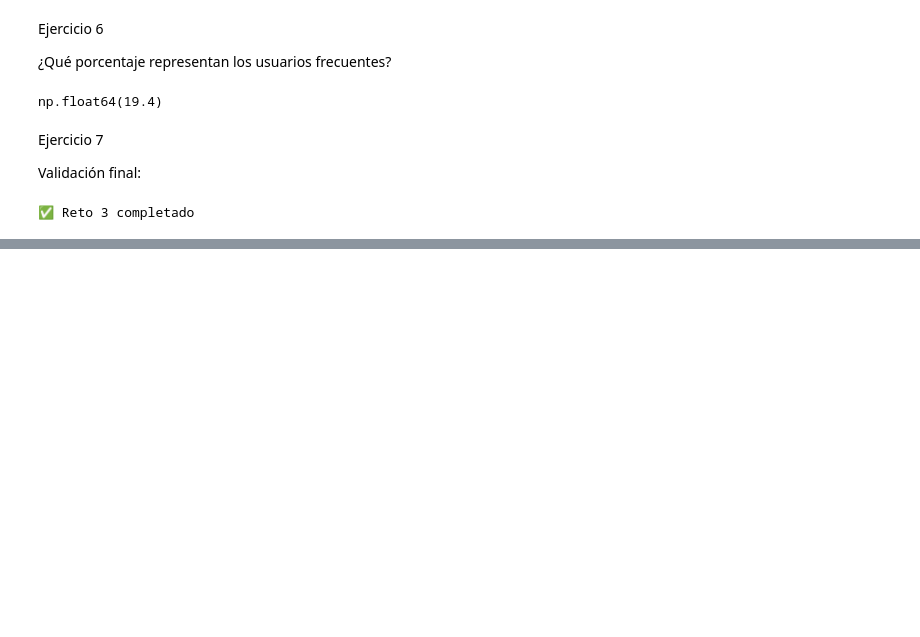
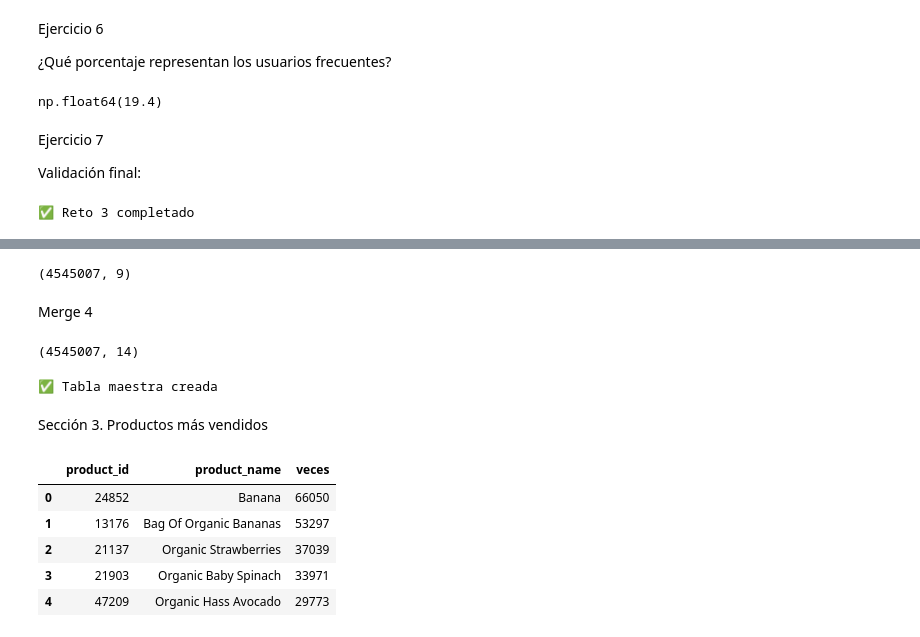
Before and after one commit to KevinMarinGallego/instacart-analisis, a Jupyter notebook: notebooks/pandas_labs.ipynb, the cells around one changed output, grey strips where cells are left out. Drawn from its saved outputs; the diff is of its cells as text; code cells hidden in the pictures; blank space fills up the shorter version.

```diff
--- a/notebooks/pandas_labs.ipynb
+++ b/notebooks/pandas_labs.ipynb
@@ -1199,0 +1253,9 @@ print("✅ Reto 3 completado")
+# %%
+maestra = maestra.merge(
+    aisles,
+    on="aisle_id",
+    how="left",
+    validate="m:1"
+)
+
+print(maestra.shape)
@@ -1199,0 +1266,51 @@ print("✅ Reto 3 completado")
+# %%
+maestra = maestra.merge(
+    departments,
+    on="department_id",
+    how="left",
+    validate="m:1"
+)
+
+print(maestra.shape)
+# %% [output]
+(4545007, 9)
+# %% [markdown]
+Merge 4
+# %%
+maestra = maestra.merge(
+    orders,
+    on="order_id",
+    how="left",
+    validate="m:1"
+)
+
+print(maestra.shape)
+# %% [output]
+(4545007, 14)
+# %%
+assert len(maestra) == filas_inicio
+
+print("✅ Tabla maestra creada")
+# %% [output]
+✅ Tabla maestra creada
+# %% [markdown]
+Sección 3. Productos más vendidos
+# %%
+top = (
+    maestra
+    .groupby(
+        ["product_id", "product_name"]
+    )
+    .size()
+    .nlargest(5)
+    .reset_index(name="veces")
+)
+
+top
+# %% [output]
+|  | product_id | product_name | veces |
+| 0 | 24852 | Banana | 66050 |
+| 1 | 13176 | Bag Of Organic Bananas | 53297 |
+| 2 | 21137 | Organic Strawberries | 37039 |
+| 3 | 21903 | Organic Baby Spinach | 33971 |
+| 4 | 47209 | Organic Hass Avocado | 29773 |
```
Also changed, not shown: parts of 59 cells of this notebook, 3 other files.
